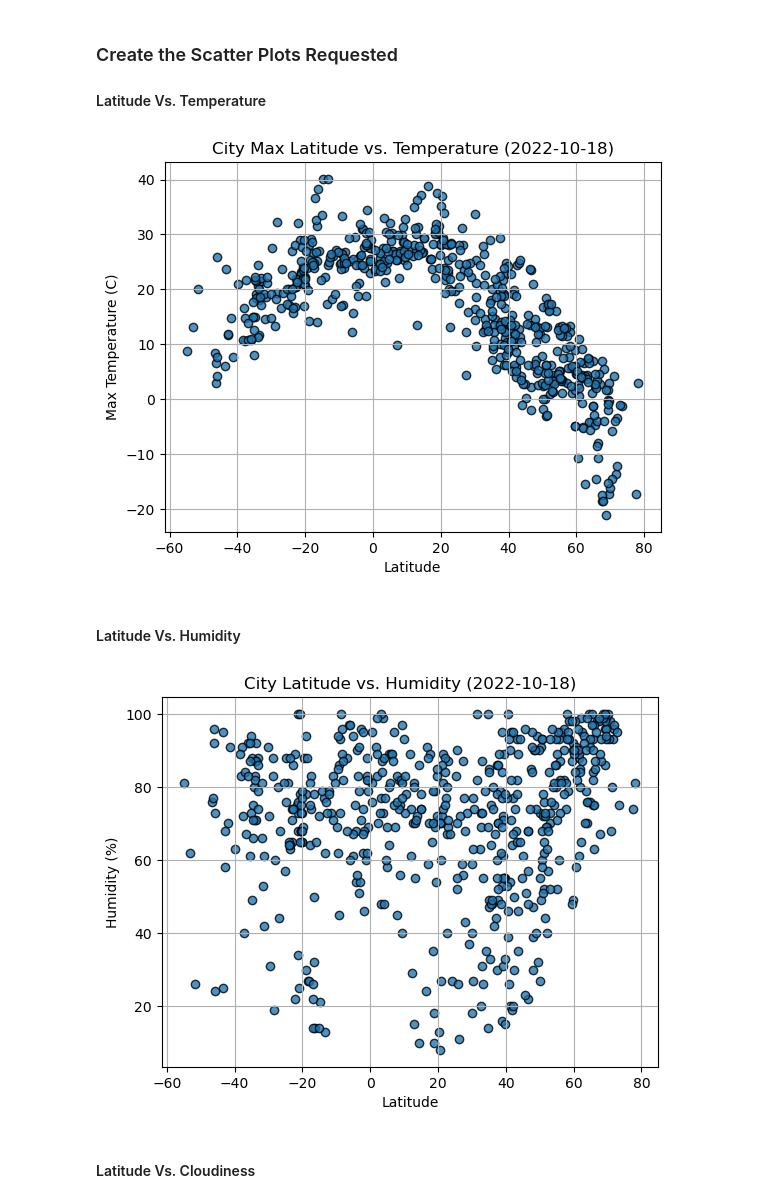
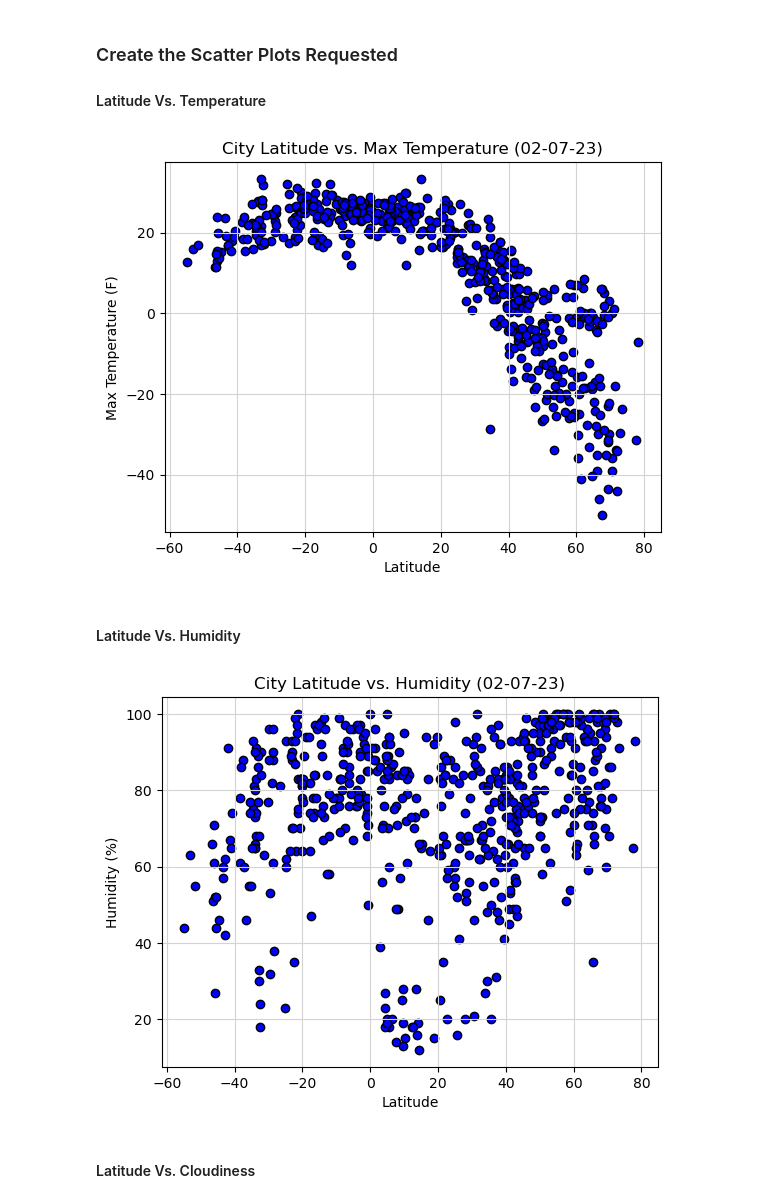
Before and after one commit to willmacmillan/python-api-challenge, a Jupyter notebook: Starter_Code/starter_code/WeatherPy.ipynb, the cells around one changed output. Saved outputs shown, nothing was run; the diff lists cells and outputs as text; code cells hidden in the pictures.

```diff
--- a/Starter_Code/starter_code/WeatherPy.ipynb
+++ b/Starter_Code/starter_code/WeatherPy.ipynb
@@ -170,6 +194,6 @@ city_data_df.to_csv("output_data/cities.csv", index_label="City_ID")
 # %%
 # Read saved data
-city_data_df = pd.read_csv("output_data/cities.csv", index_col="City_ID")
+city_data_df = pd.read_csv(r"C:\Users\willm\uta\hw\Module 6 Challenge\python-api-challenge\Starter_Code\output_data\cities.csv", index_col="City_ID")
 
 # Display sample data
 city_data_df.head()
@@ -187,34 +211,39 @@ city_data_df.head()
 #### Latitude Vs. Temperature
 # %%
 # Build scatter plot for latitude vs. temperature
-# YOUR CODE HERE
+plt.scatter(city_data_df["Lat"],city_data_df["Max Temp"],edgecolors="black",facecolors="blue")
 
 # Incorporate the other graph properties
-# YOUR CODE HERE
+plt.title("City Latitude vs. Max Temperature (02-07-23)")
+plt.xlabel("Latitude")
+plt.ylabel("Max Temperature (F)")
+plt.grid (visible=True,which="major",axis="both",linestyle="-",color="lightgrey")
 
 # Save the figure
-plt.savefig("output_data/Fig1.png")
+plt.savefig(r"C:\Users\willm\uta\hw\Module 6 Challenge\python-api-challenge\Starter_Code\output_data\Fig1.png")
 
 # Show plot
 plt.show()
 # %% [output]
-[figure, old version]
+[figure, new version]
 # %% [markdown]
 #### Latitude Vs. Humidity
 # %%
 # Build the scatter plots for latitude vs. humidity
-# YOUR CODE HERE
+plt.scatter(city_data_df["Lat"],city_data_df["Humidity"],edgecolors="black",facecolors="blue")
 
 # Incorporate the other graph properties
-# YOUR CODE HERE
-
+plt.title("City Latitude vs. Humidity (02-07-23)")
+plt.xlabel("Latitude")
+plt.ylabel("Humidity (%)")
+plt.grid (visible=True,which="major",axis="both",linestyle="-",color="lightgrey")
 # Save the figure
-plt.savefig("output_data/Fig2.png")
+plt.savefig(r"C:\Users\willm\uta\hw\Module 6 Challenge\python-api-challenge\Starter_Code\output_data\Fig2.png")
 
 # Show plot
 plt.show()
 # %% [output]
-[figure, old version]
+[figure, new version]
 # %% [markdown]
 #### Latitude Vs. Cloudiness
 # %%
```
Also changed, not shown: parts of 30 cells of this notebook, 6 other files.
